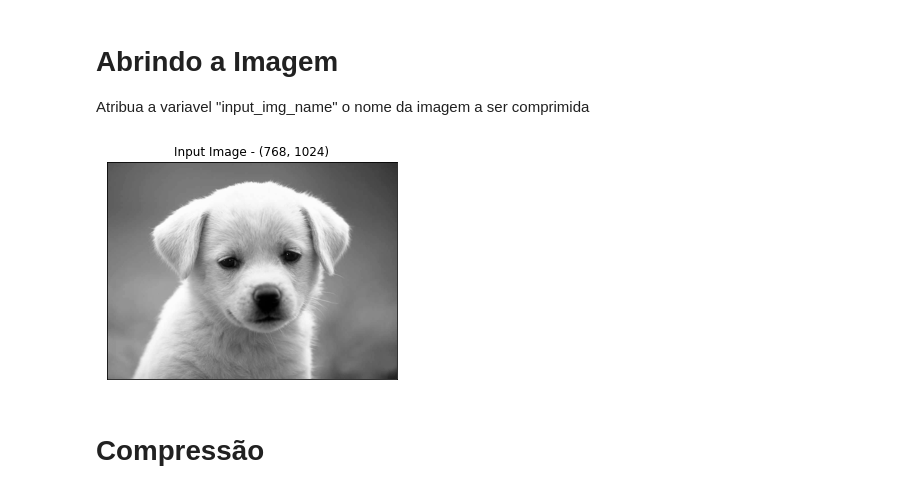
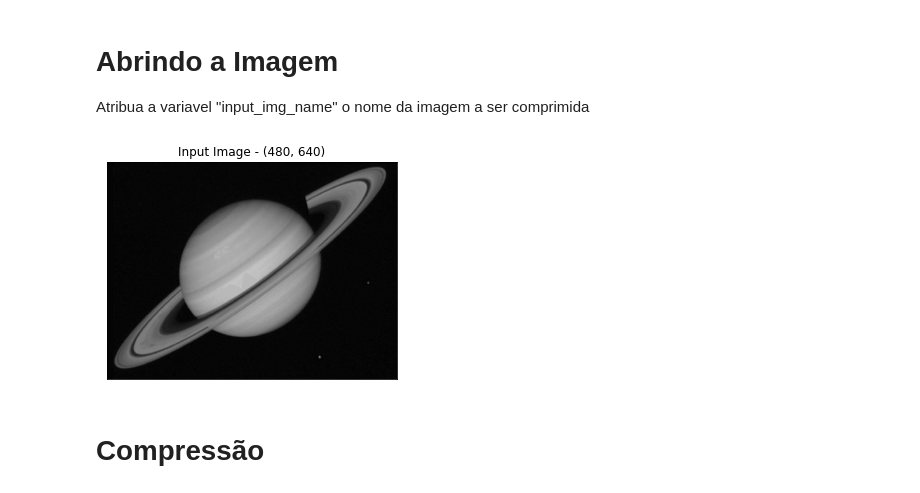
Before and after one commit to RenanBomtempo/image-compression, a Jupyter notebook: TP-1.ipynb, the cells around one changed output. Drawn from its saved outputs; the diff is of its cells as text; code cells hidden in the pictures.

```diff
--- a/TP-1.ipynb
+++ b/TP-1.ipynb
@@ -80,15 +87,15 @@ def file_to_img(input_name,shape,separator=""):
 Atribua a variavel "input_img_name" o nome da imagem a ser comprimida
 # %%
 # Nome do arquivo de imagem a ser comprimida
-input_img_name = "6.pgm"
+input_img_name = "9.pgm"
 
 # Carrega a imagem como um numpy.ndarray, com elementos do tipo numpy.uint8
 img = cv2.imread(input_img_name,0)
 
 # Mostra imagem que foi carregada
 print_gimage(img,'Input Image')
 # %% [output]
-[figure, old version]
+[figure, new version]
 # %% [markdown]
 # Compressão
 # %% [markdown]
```
Also changed, not shown: parts of 5 cells of this notebook, 12 other files.
